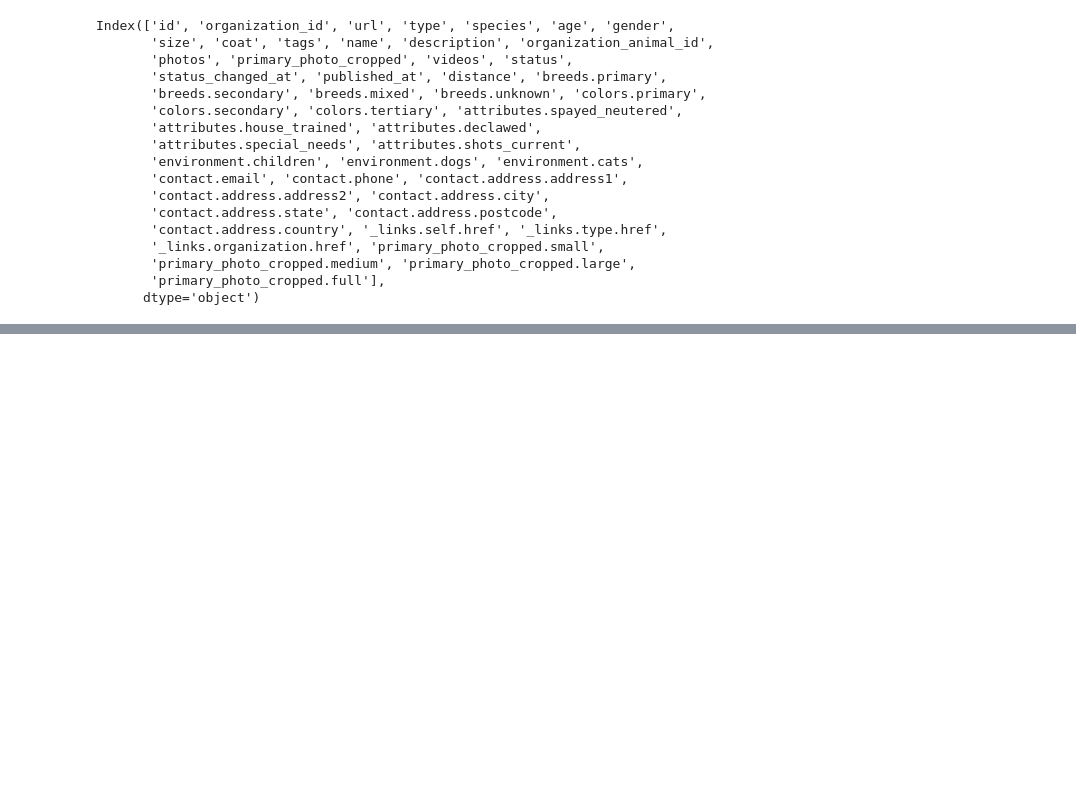
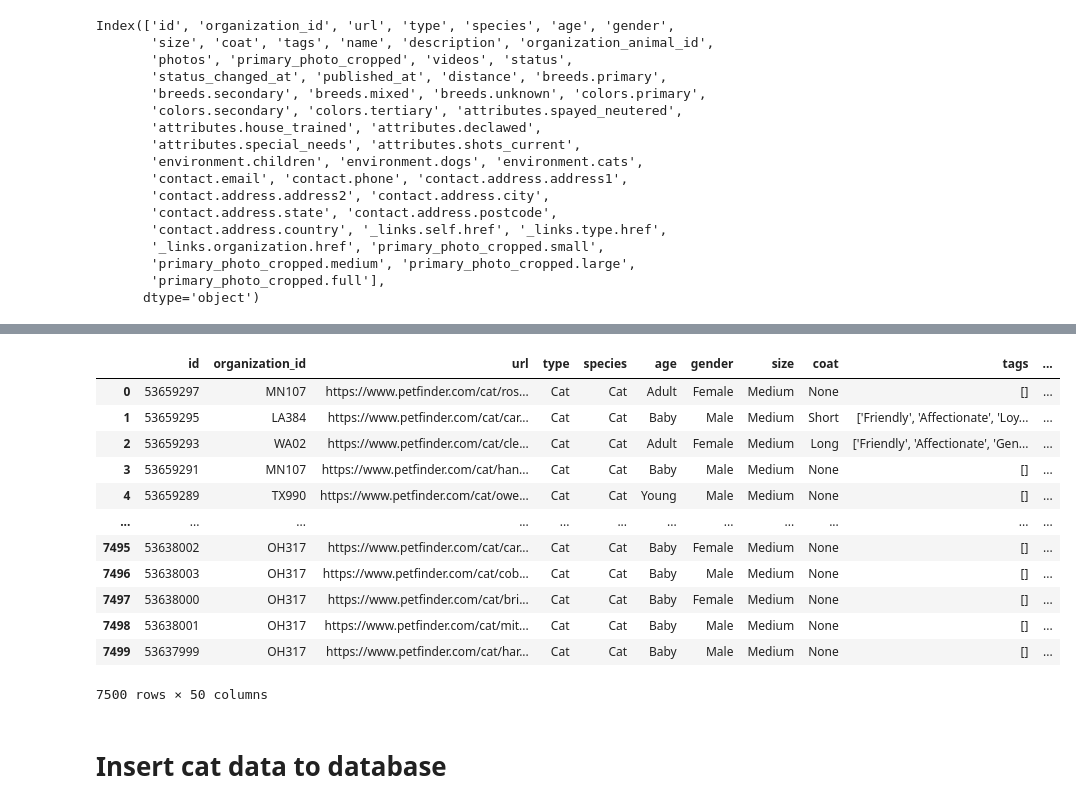
Before and after one commit to ansingh6/sta141b-final, a Jupyter notebook: final.ipynb, the cells around one changed output, grey strips where cells are left out. Cells and saved outputs as stored; diff of their text form; code cells hidden in the pictures; blank space fills up the shorter version.

```diff
--- a/final.ipynb
+++ b/final.ipynb
@@ -157,0 +213,6 @@ Index(['id', 'organization_id', 'url', 'type', 'species', 'age', 'gender',
+# %%
+full_pics = pic_list.iloc[7::8]
+# %%
+full_pics_list = []
+for i in range(len(full_pics)):
+    full_pics_list.append(full_pics.iloc[i][0])
@@ -157,0 +255,18 @@ Index(['id', 'organization_id', 'url', 'type', 'species', 'age', 'gender',
+# %%
+catdf
+# %% [output]
+|  | id | organization_id | url | type | species | age | gender | size | coat | tags | ... |
+| 0 | 53659297 | MN107 | https://www.petfinder.com/cat/ros... | Cat | Cat | Adult | Female | Medium | None | [] | ... |
+| 1 | 53659295 | LA384 | https://www.petfinder.com/cat/car... | Cat | Cat | Baby | Male | Medium | Short | ['Friendly', 'Affectionate', 'Loy... | ... |
+| 2 | 53659293 | WA02 | https://www.petfinder.com/cat/cle... | Cat | Cat | Adult | Female | Medium | Long | ['Friendly', 'Affectionate', 'Gen... | ... |
+| 3 | 53659291 | MN107 | https://www.petfinder.com/cat/han... | Cat | Cat | Baby | Male | Medium | None | [] | ... |
+| 4 | 53659289 | TX990 | https://www.petfinder.com/cat/owe... | Cat | Cat | Young | Male | Medium | None | [] | ... |
+| ... | ... | ... | ... | ... | ... | ... | ... | ... | ... | ... | ... |
+| 7495 | 53638002 | OH317 | https://www.petfinder.com/cat/car... | Cat | Cat | Baby | Female | Medium | None | [] | ... |
+| 7496 | 53638003 | OH317 | https://www.petfinder.com/cat/cob... | Cat | Cat | Baby | Male | Medium | None | [] | ... |
+| 7497 | 53638000 | OH317 | https://www.petfinder.com/cat/bri... | Cat | Cat | Baby | Female | Medium | None | [] | ... |
+| 7498 | 53638001 | OH317 | https://www.petfinder.com/cat/mit... | Cat | Cat | Baby | Male | Medium | None | [] | ... |
+| 7499 | 53637999 | OH317 | https://www.petfinder.com/cat/har... | Cat | Cat | Baby | Male | Medium | None | [] | ... |
+7500 rows × 50 columns
+# %% [markdown]
+# Insert cat data to database
```
Also changed, not shown: parts of 38 cells of this notebook.
